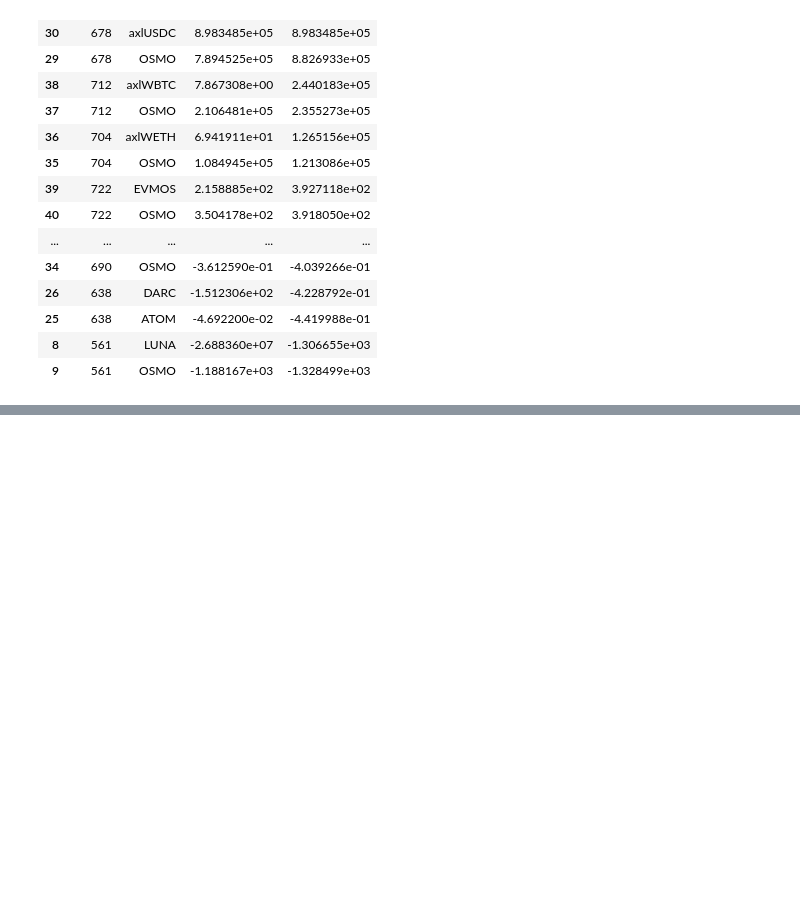
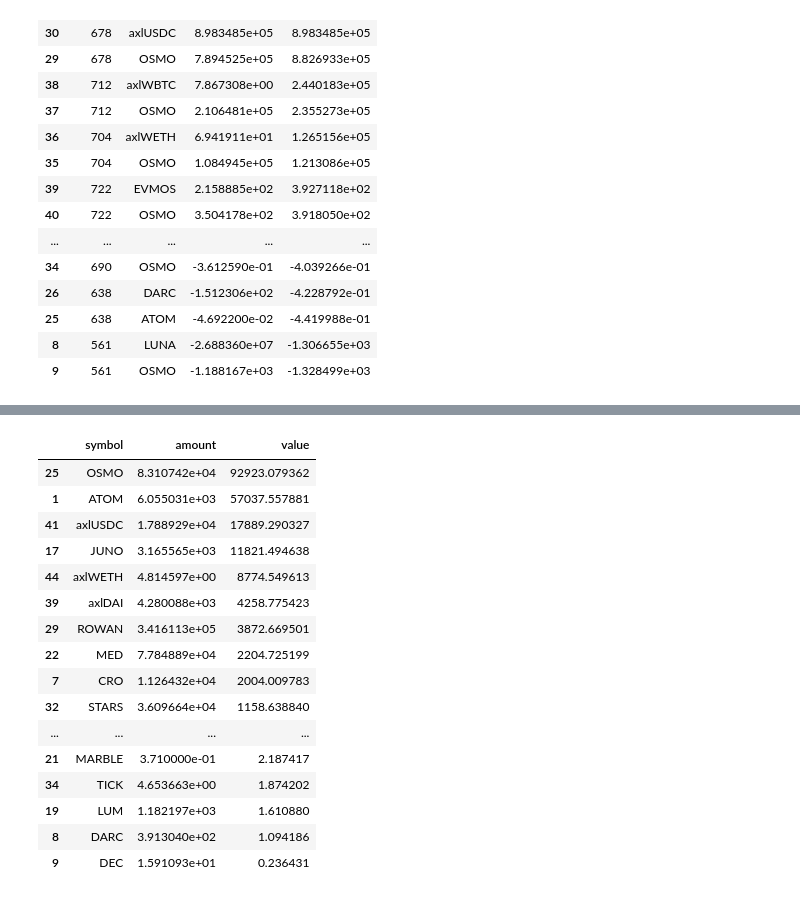
Before and after one commit to HathorNodes/osmosis_nitrogen_assessment, a Jupyter notebook: Osmosis Exploit Analysis.ipynb, the cells around one changed output, grey strips where cells are left out. Cells and saved outputs as stored; diff of their text form; code cells hidden in the pictures; blank space fills up the shorter version.

```diff
--- a/Osmosis Exploit Analysis.ipynb
+++ b/Osmosis Exploit Analysis.ipynb
@@ -431,0 +481,15 @@ agg_net_diff_pools
+# %%
+first_exit_token = (exit_only_impact.drop(columns=['token_2_denom', 'token_2_amount'])
+                                    .rename(columns={'token_1_denom':'denom', 'token_1_amount': 'amount'}))
+second_exit_token = (exit_only_impact.drop(columns=['token_1_denom', 'token_1_amount'])
+                                     .rename(columns={'token_2_denom':'denom', 'token_2_amount': 'amount'}))
+
+flat_exit_txs = pd.concat([first_exit_token, second_exit_token])
+flat_exit_txs.amount = flat_exit_txs.amount.astype(float)
+flat_exit_txs.shares = flat_exit_txs.shares.astype(float, copy=False)
+# %%
+named_exit_txs = token_map_df.merge(flat_exit_txs)
+named_exit_txs['amount'] = named_exit_txs.amount/(10**named_exit_txs.exponent)
+named_exit_txs = named_exit_txs.merge(halt_price_df)
+named_exit_txs['value'] = named_exit_txs.price * named_exit_txs.amount
+cleaned_exit_df = named_exit_txs.drop(columns=['denom', 'exponent'])
@@ -431,0 +544,25 @@ agg_net_diff_pools
+# %%
+agg_exit_tokens = (cleaned_exit_df.groupby(['symbol'])[['amount', 'value']]
+                                  .sum()
+                                  .reset_index()
+                                  .sort_values(by=['value'], ascending=False))
+agg_exit_tokens.to_csv("data/agg_exit_tokens.csv", index=False)
+agg_exit_tokens
+# %% [output]
+|  | symbol | amount | value |
+| 25 | OSMO | 8.310742e+04 | 92923.079362 |
+| 1 | ATOM | 6.055031e+03 | 57037.557881 |
+| 41 | axlUSDC | 1.788929e+04 | 17889.290327 |
+| 17 | JUNO | 3.165565e+03 | 11821.494638 |
+| 44 | axlWETH | 4.814597e+00 | 8774.549613 |
+| 39 | axlDAI | 4.280088e+03 | 4258.775423 |
+| 29 | ROWAN | 3.416113e+05 | 3872.669501 |
+| 22 | MED | 7.784889e+04 | 2204.725199 |
+| 7 | CRO | 1.126432e+04 | 2004.009783 |
+| 32 | STARS | 3.609664e+04 | 1158.638840 |
+| ... | ... | ... | ... |
+| 21 | MARBLE | 3.710000e-01 | 2.187417 |
+| 34 | TICK | 4.653663e+00 | 1.874202 |
+| 19 | LUM | 1.182197e+03 | 1.610880 |
+| 8 | DARC | 3.913040e+02 | 1.094186 |
+| 9 | DEC | 1.591093e+01 | 0.236431 |
```
Also changed, not shown: parts of 10 cells of this notebook, 5 other files.
